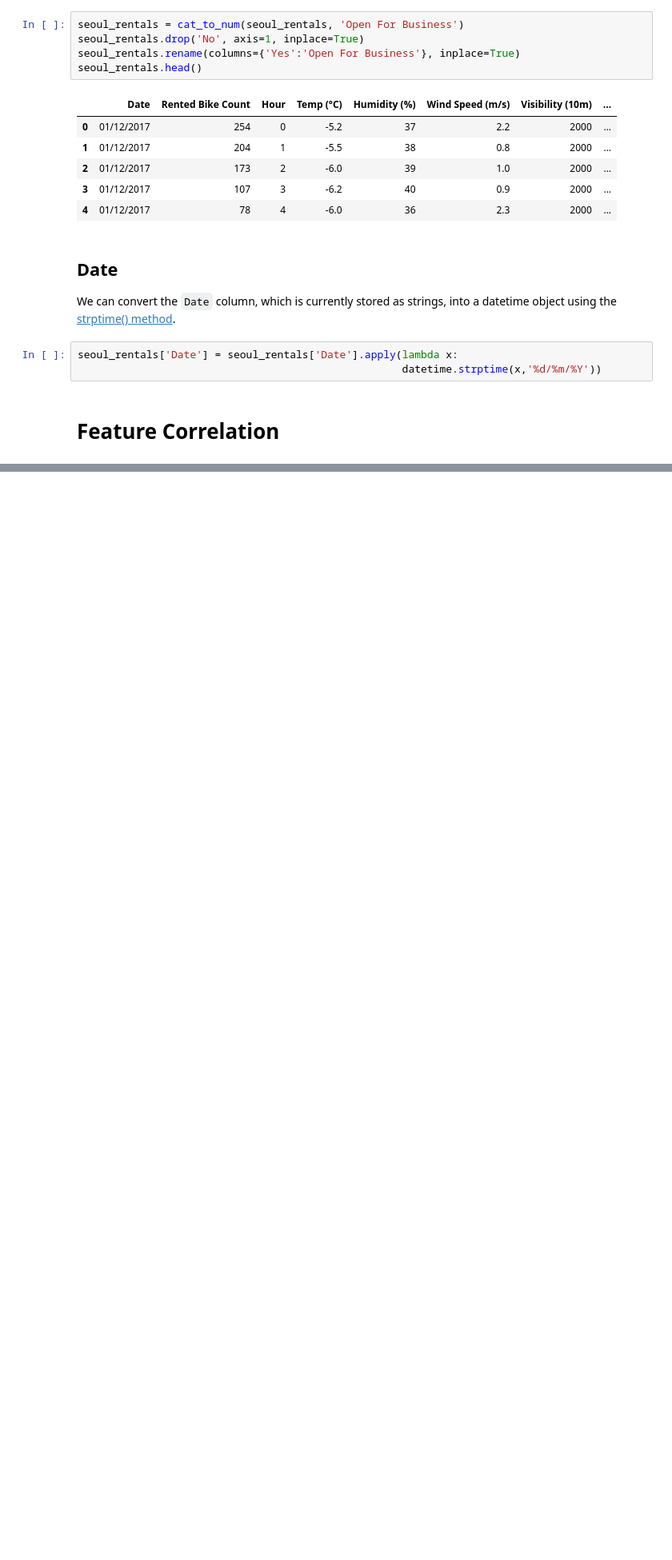
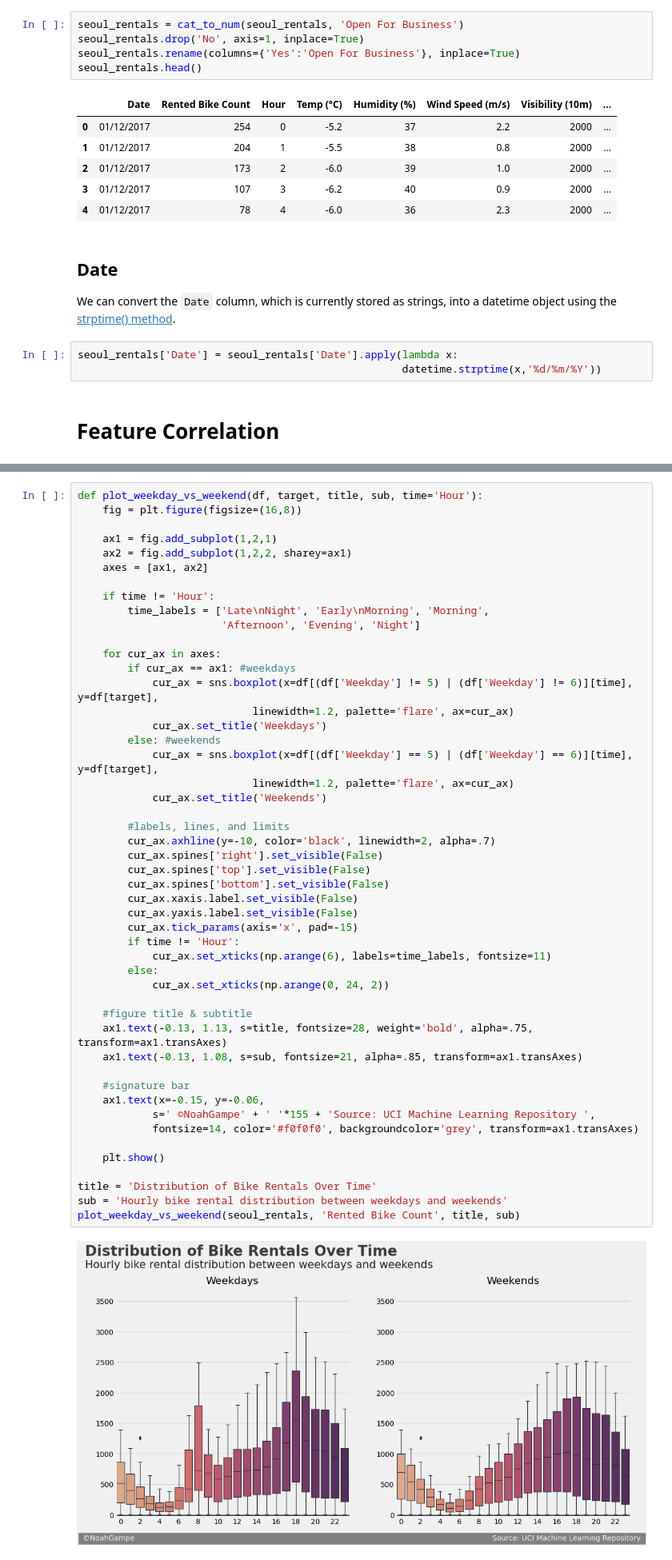
Before and after one commit to noah-kg/predicting-seoul-bike-rentals, a Jupyter notebook: Seoul Bike Rentals.ipynb, the cells around one changed output, grey strips where cells are left out. Shown at 80% size. Cells and saved outputs as stored; diff of their text form; blank space fills up the shorter version.

```diff
--- a/Seoul Bike Rentals.ipynb
+++ b/Seoul Bike Rentals.ipynb
@@ -284,0 +431,51 @@ We can see from our heatmap (coincidentally using the same colors as the [Korean
+# %%
+def plot_weekday_vs_weekend(df, target, title, sub, time='Hour'):
+    fig = plt.figure(figsize=(16,8))
+
+    ax1 = fig.add_subplot(1,2,1)
+    ax2 = fig.add_subplot(1,2,2, sharey=ax1)
+    axes = [ax1, ax2]
+
+    if time != 'Hour':
+        time_labels = ['Late\nNight', 'Early\nMorning', 'Morning',
+                       'Afternoon', 'Evening', 'Night']
+
+    for cur_ax in axes:
+        if cur_ax == ax1: #weekdays
+            cur_ax = sns.boxplot(x=df[(df['Weekday'] != 5) | (df['Weekday'] != 6)][time], y=df[target],
+                            linewidth=1.2, palette='flare', ax=cur_ax)
+            cur_ax.set_title('Weekdays')
+        else: #weekends
+            cur_ax = sns.boxplot(x=df[(df['Weekday'] == 5) | (df['Weekday'] == 6)][time], y=df[target],
+                            linewidth=1.2, palette='flare', ax=cur_ax)
+            cur_ax.set_title('Weekends')
+
+        #labels, lines, and limits
+        cur_ax.axhline(y=-10, color='black', linewidth=2, alpha=.7)
+        cur_ax.spines['right'].set_visible(False)
+        cur_ax.spines['top'].set_visible(False)
+        cur_ax.spines['bottom'].set_visible(False)
+        cur_ax.xaxis.label.set_visible(False)
+        cur_ax.yaxis.label.set_visible(False)
+        cur_ax.tick_params(axis='x', pad=-15)
+        if time != 'Hour':
+            cur_ax.set_xticks(np.arange(6), labels=time_labels, fontsize=11)
+        else:
+            cur_ax.set_xticks(np.arange(0, 24, 2))
+
+    #figure title & subtitle
+    ax1.text(-0.13, 1.13, s=title, fontsize=28, weight='bold', alpha=.75, transform=ax1.transAxes)
+    ax1.text(-0.13, 1.08, s=sub, fontsize=21, alpha=.85, transform=ax1.transAxes)
+
+    #signature bar
+    ax1.text(x=-0.15, y=-0.06,
+            s=' ©NoahGampe' + ' '*155 + 'Source: UCI Machine Learning Repository ',
+            fontsize=14, color='#f0f0f0', backgroundcolor='grey', transform=ax1.transAxes)
+
+    plt.show()
+
+title = 'Distribution of Bike Rentals Over Time'
+sub = 'Hourly bike rental distribution between weekdays and weekends'
+plot_weekday_vs_weekend(seoul_rentals, 'Rented Bike Count', title, sub)
+# %% [output]
+[figure, added]
```
Also changed, not shown: parts of 9 cells of this notebook.
